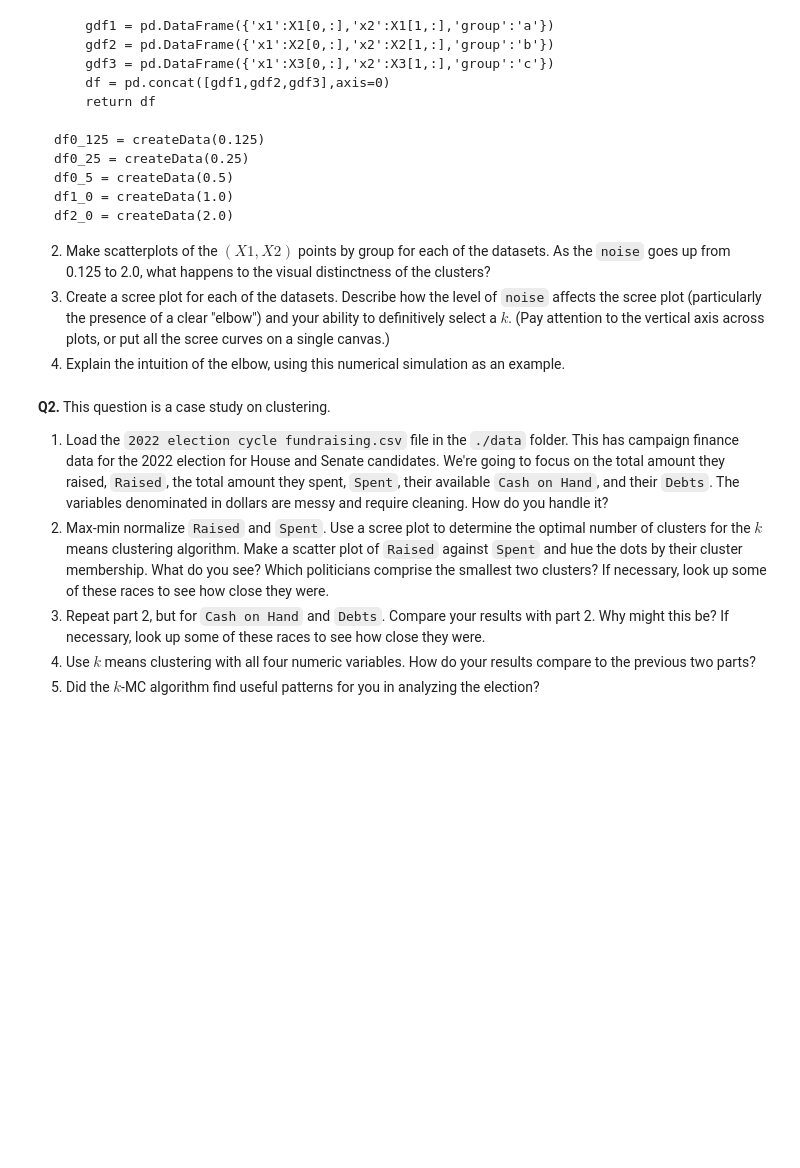
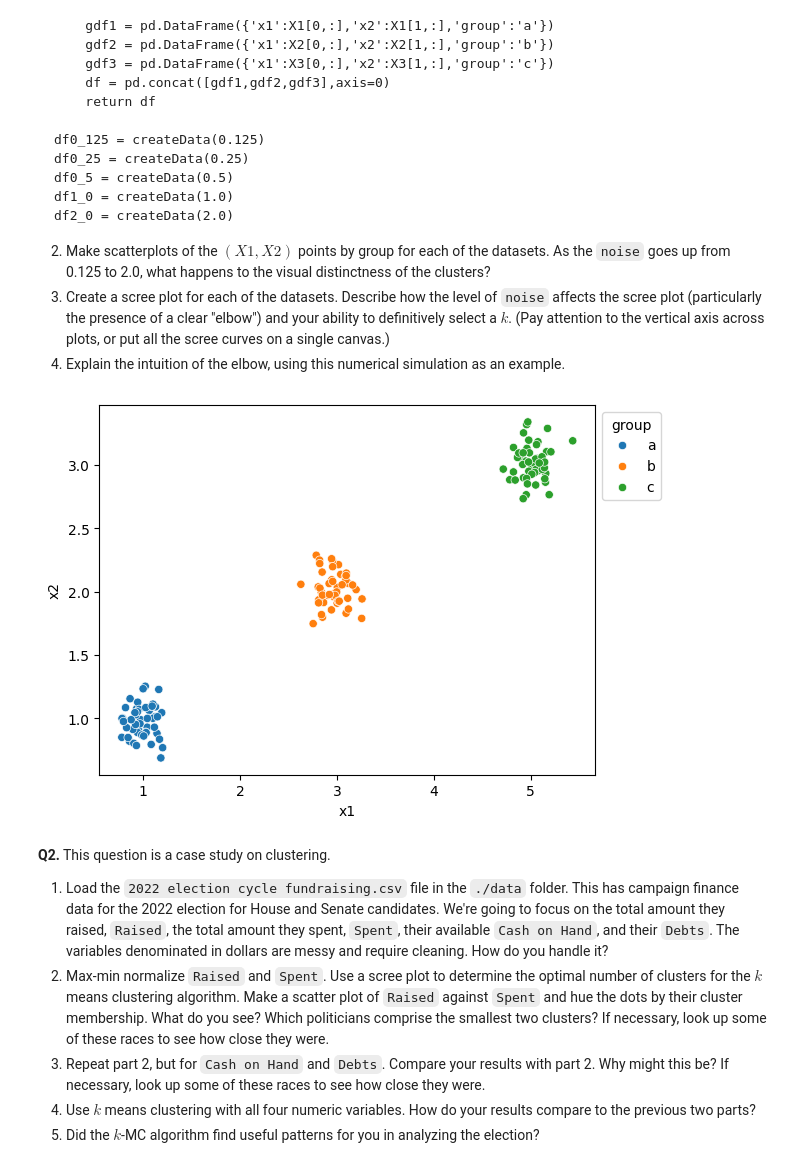
Before and after one commit to nladocsi/DS-2002-F25, a Jupyter notebook: assignment_clustering.ipynb, the cells around one changed output. Cells and saved outputs as stored; diff of their text form; code cells hidden in the pictures; blank space fills up the shorter version.

```diff
--- a/assignment_clustering.ipynb
+++ b/assignment_clustering.ipynb
@@ -67,3 +65,9 @@ df2_0 = createData(2.0)
+# %%
+#1.2
+fig1 = sns.scatterplot(data=df0_125,x='x1',y='x2',hue='group')
+sns.move_legend(fig1, "upper left", bbox_to_anchor=(1, 1))
+# %% [output]
+[figure, added]
 # %% [markdown]
 **Q2.** This question is a case study on clustering.
 
```
Also changed, not shown: parts of 1 cell of this notebook.
